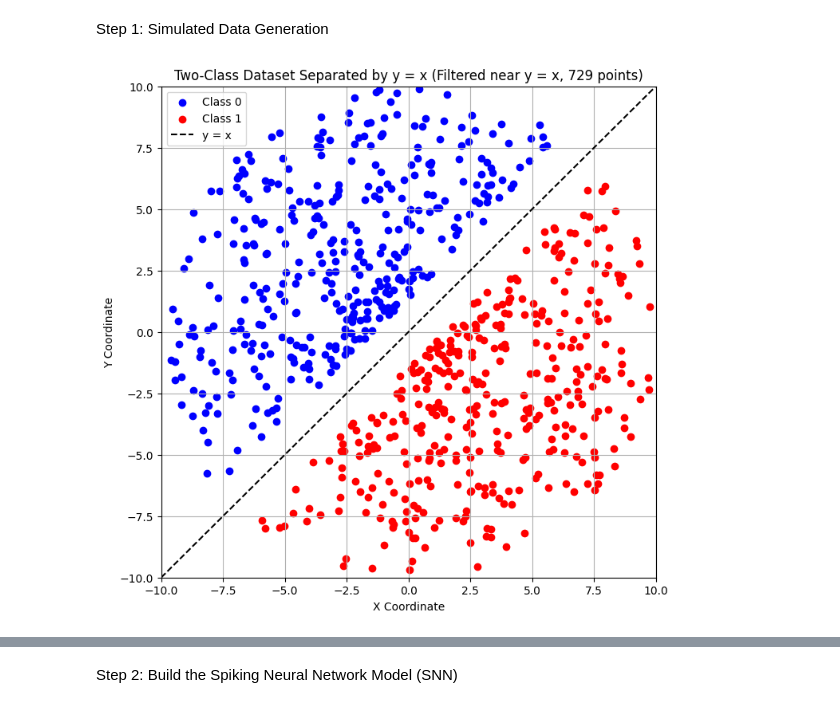
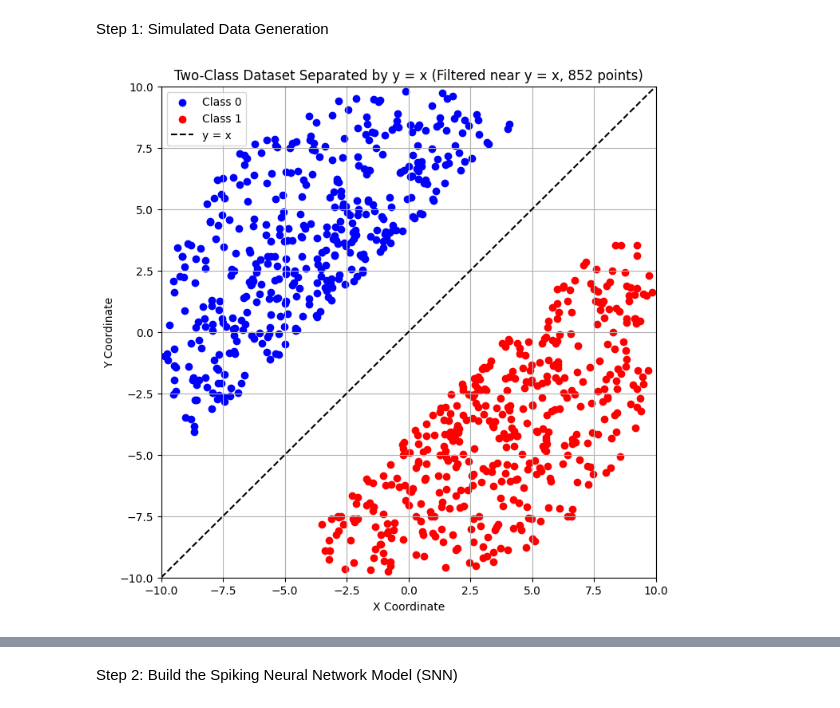
Before and after one commit to Oooorca/IRP_Neuro_SNN, a Jupyter notebook: test0221.ipynb, the cells around one changed output, grey strips where cells are left out. Saved outputs shown, nothing was run; the diff lists cells and outputs as text; code cells hidden in the pictures.

```diff
--- a/test0221.ipynb
+++ b/test0221.ipynb
@@ -52,9 +52,9 @@ import matplotlib.pyplot as plt
 np.random.seed(42)
 
 # Number of points per class
-num_points = 1000  # Increase the number of points to ensure sufficient data after filtering
+num_points = 2000  # Increase the number of points to ensure sufficient data after filtering
 radius = 10        # Radius of the circle
-min_distance = 1   # Minimum distance threshold from the line y = x
+min_distance = 3   # Minimum distance threshold from the line y = x
 
 # Generate random points within a circle centered at (0,0) (polar to Cartesian coordinates)
 angles = np.random.uniform(0, 2 * np.pi, num_points)  # Random angles
@@ -63,34 +63,34 @@ radii = np.random.uniform(0, radius, num_points)      # Random radii
 # Convert polar coordinates to Cartesian coordinates
 X = np.zeros((num_points, 2))
 X[:, 0] = radii * np.cos(angles)  # x-coordinate
 X[:, 1] = radii * np.sin(angles)  # y-coordinate
 
 # Compute the distance of points to the line y = x
 distances = np.abs(X[:, 1] - X[:, 0]) / np.sqrt(2)
 
 # Filter points that satisfy the distance condition
 valid_indices = distances >= min_distance
 X = X[valid_indices]
 num_valid_points = X.shape[0]
 
 # Classify points based on the line y = x
 y = np.where(X[:, 1] > X[:, 0], 0, 1)  # Class 0 for points above, Class 1 for points below
 
 # Visualize the generated data
 plt.figure(figsize=(8, 8))
 plt.scatter(X[y == 0][:, 0], X[y == 0][:, 1], color='blue', label='Class 0')
 plt.scatter(X[y == 1][:, 0], X[y == 1][:, 1], color='red', label='Class 1')
 plt.plot([-radius, radius], [-radius, radius], color='black', linestyle='--', label='y = x')  # Line y = x
 plt.xlim(-radius, radius)
 plt.ylim(-radius, radius)
 plt.xlabel('X Coordinate')
 plt.ylabel('Y Coordinate')
 plt.title(f'Two-Class Dataset Separated by y = x (Filtered near y = x, {num_valid_points} points)')
 plt.legend()
 plt.grid()
 plt.show()
 # %% [output]
-[figure, old version]
+[figure, new version]
 # %%
 import numpy as np
 import matplotlib.pyplot as plt
```
Also changed, not shown: parts of 6 cells of this notebook, 3 other files.
